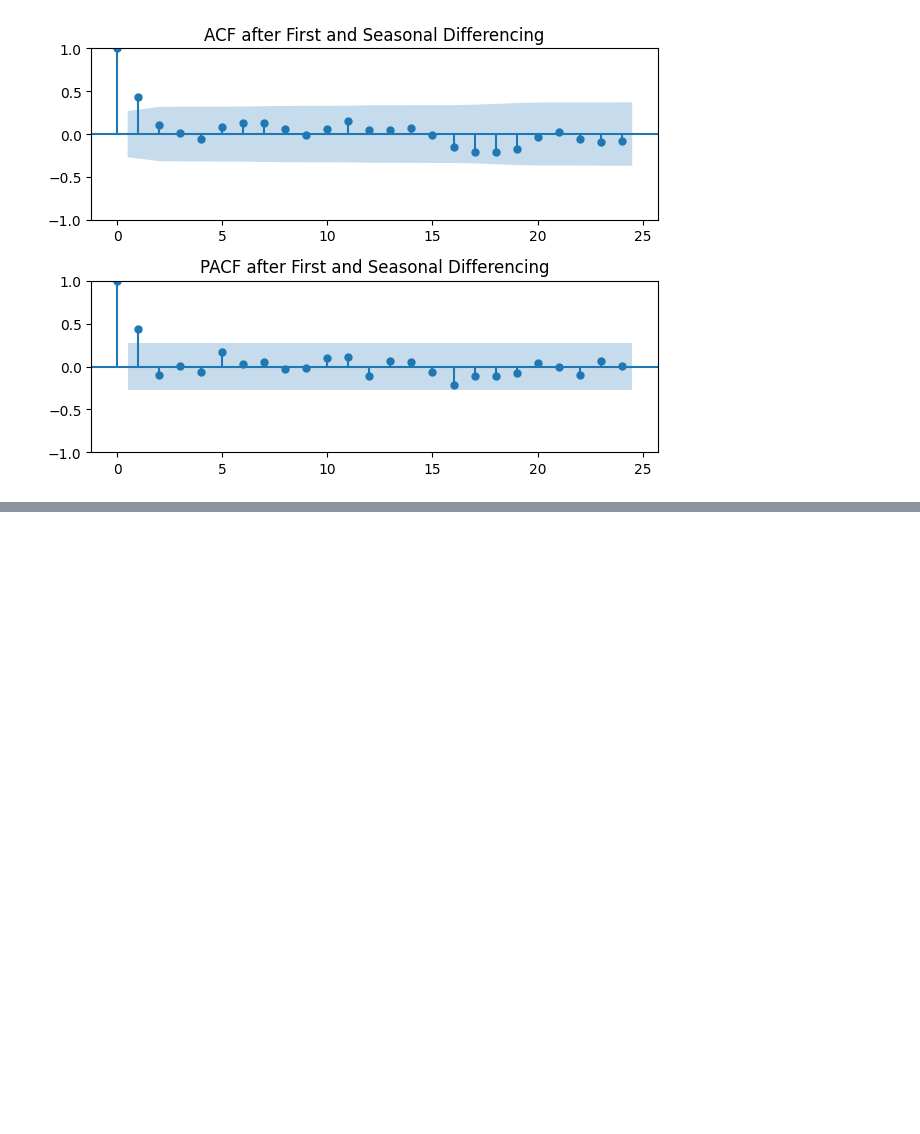
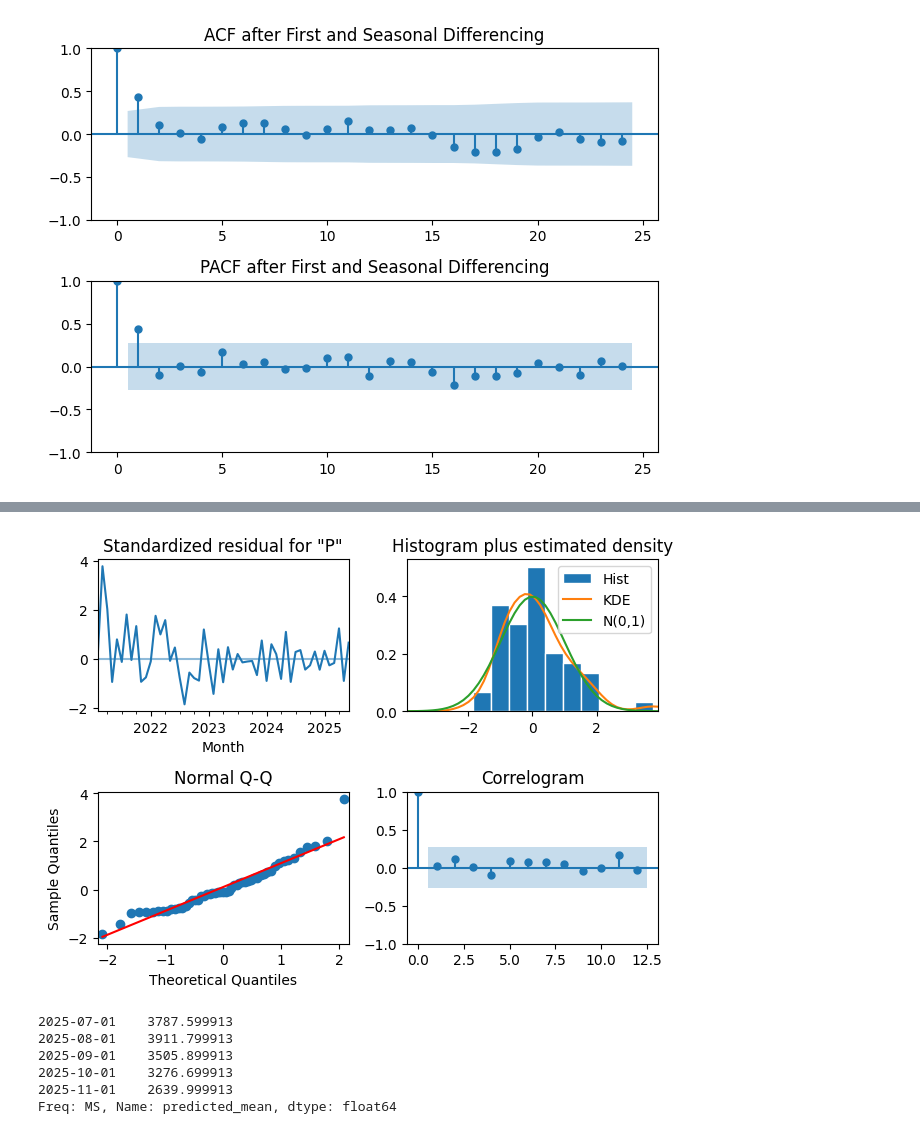
Before and after one commit to Ricardocotaa/CA1-Machine-Learning-2-Ricardo-Cota, a Jupyter notebook: CA1 MachineLearning-RicardoCota.ipynb, the cells around one changed output, grey strips where cells are left out. Drawn from its saved outputs; the diff is of its cells as text; code cells hidden in the pictures; blank space fills up the shorter version.

```diff
--- a/CA1 MachineLearning-RicardoCota.ipynb
+++ b/CA1 MachineLearning-RicardoCota.ipynb
@@ -876,0 +918,23 @@ After the first and seasonal differencing, both ACF and PACF shows a significant
+# %%
+selected_model = sarima_models[(0,1,1)]
+
+selected_model.plot_diagnostics(lags=12)
+
+plt.tight_layout()
+plt.show()
+# %% [output]
+[figure, added]
+# %%
+forecast_result = selected_model.get_forecast(steps=len(test))
+
+sarima_forecast = forecast_result.predicted_mean
+forecast_interval = forecast_result.conf_int(alpha=0.05)
+
+sarima_forecast.head()
+# %% [output]
+2025-07-01    3787.599913
+2025-08-01    3911.799913
+2025-09-01    3505.899913
+2025-10-01    3276.699913
+2025-11-01    2639.999913
+Freq: MS, Name: predicted_mean, dtype: float64
```
Also changed, not shown: parts of 6 cells of this notebook.
